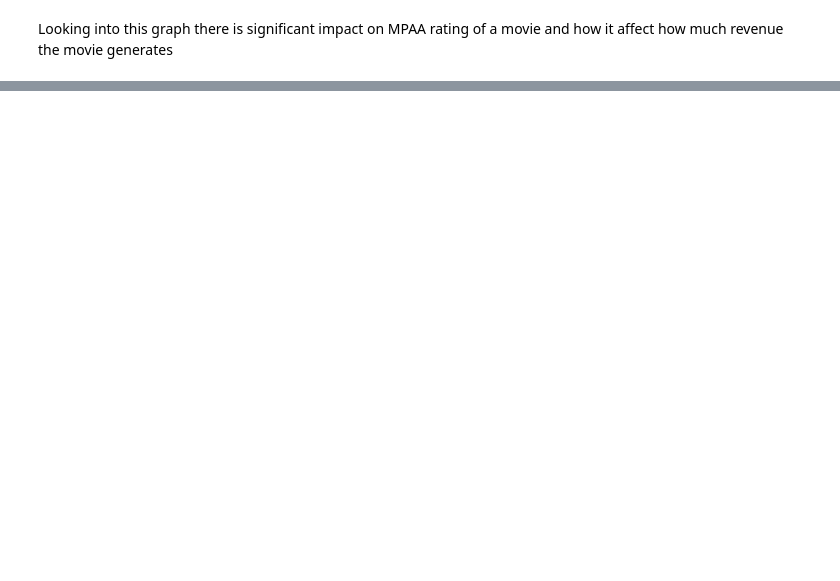
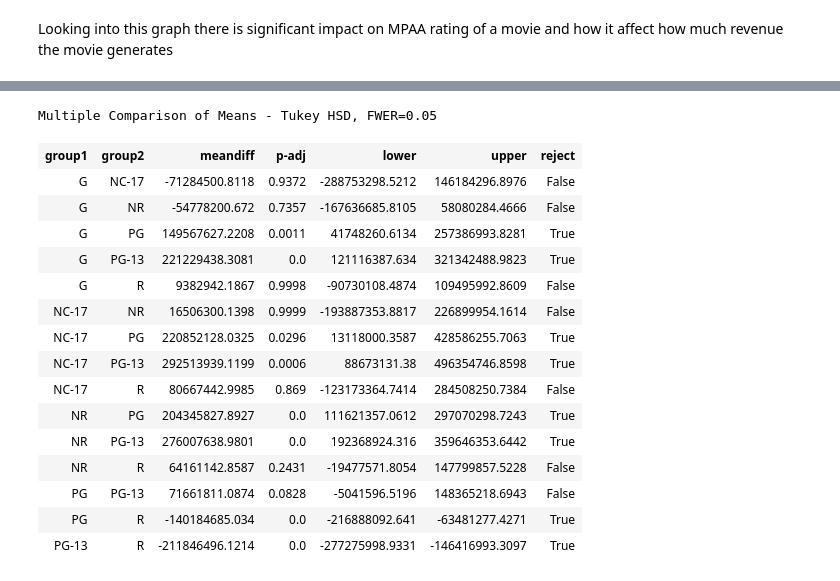
Before and after one commit to Noks06/ods-pt-data-enrichment-project, a Jupyter notebook: Data/Part4-Hypothesis-Testing.ipynb, the cells around one changed output, grey strips where cells are left out. Saved outputs shown, nothing was run; the diff lists cells and outputs as text; code cells hidden in the pictures; blank space fills up the shorter version.

```diff
--- a/Data/Part4-Hypothesis-Testing.ipynb
+++ b/Data/Part4-Hypothesis-Testing.ipynb
@@ -261 +262,3 @@ df_tmdb_copy.head()
+# %%
+df_tmdb_copy = df_tmdb_copy.dropna()
 # %%
@@ -298,0 +376,27 @@ dict_keys(['PG-13', 'PG', 'R', 'NR', 'G', 'NC-17', 'Unrated'])
+# %%
+from statsmodels.stats.multicomp import pairwise_tukeyhsd
+## save the values as kg_lost and the labels to the Diet
+values = df_tmdb_copy['revenue']
+labels = df_tmdb_copy['certification']
+# %%
+## perform tukey's multiple comparison test and display the summary
+tukeys_results = pairwise_tukeyhsd(values,labels)
+tukeys_results.summary()
+# %% [output]
+Multiple Comparison of Means - Tukey HSD, FWER=0.05
+| group1 | group2 | meandiff | p-adj | lower | upper | reject |
+| G | NC-17 | -71284500.8118 | 0.9372 | -288753298.5212 | 146184296.8976 | False |
+| G | NR | -54778200.672 | 0.7357 | -167636685.8105 | 58080284.4666 | False |
+| G | PG | 149567627.2208 | 0.0011 | 41748260.6134 | 257386993.8281 | True |
+| G | PG-13 | 221229438.3081 | 0.0 | 121116387.634 | 321342488.9823 | True |
+| G | R | 9382942.1867 | 0.9998 | -90730108.4874 | 109495992.8609 | False |
+| NC-17 | NR | 16506300.1398 | 0.9999 | -193887353.8817 | 226899954.1614 | False |
+| NC-17 | PG | 220852128.0325 | 0.0296 | 13118000.3587 | 428586255.7063 | True |
+| NC-17 | PG-13 | 292513939.1199 | 0.0006 | 88673131.38 | 496354746.8598 | True |
+| NC-17 | R | 80667442.9985 | 0.869 | -123173364.7414 | 284508250.7384 | False |
+| NR | PG | 204345827.8927 | 0.0 | 111621357.0612 | 297070298.7243 | True |
+| NR | PG-13 | 276007638.9801 | 0.0 | 192368924.316 | 359646353.6442 | True |
+| NR | R | 64161142.8587 | 0.2431 | -19477571.8054 | 147799857.5228 | False |
+| PG | PG-13 | 71661811.0874 | 0.0828 | -5041596.5196 | 148365218.6943 | False |
+| PG | R | -140184685.034 | 0.0 | -216888092.641 | -63481277.4271 | True |
+| PG-13 | R | -211846496.1214 | 0.0 | -277275998.9331 | -146416993.3097 | True |
```
Also changed, not shown: parts of 26 cells of this notebook, 2 other files.
